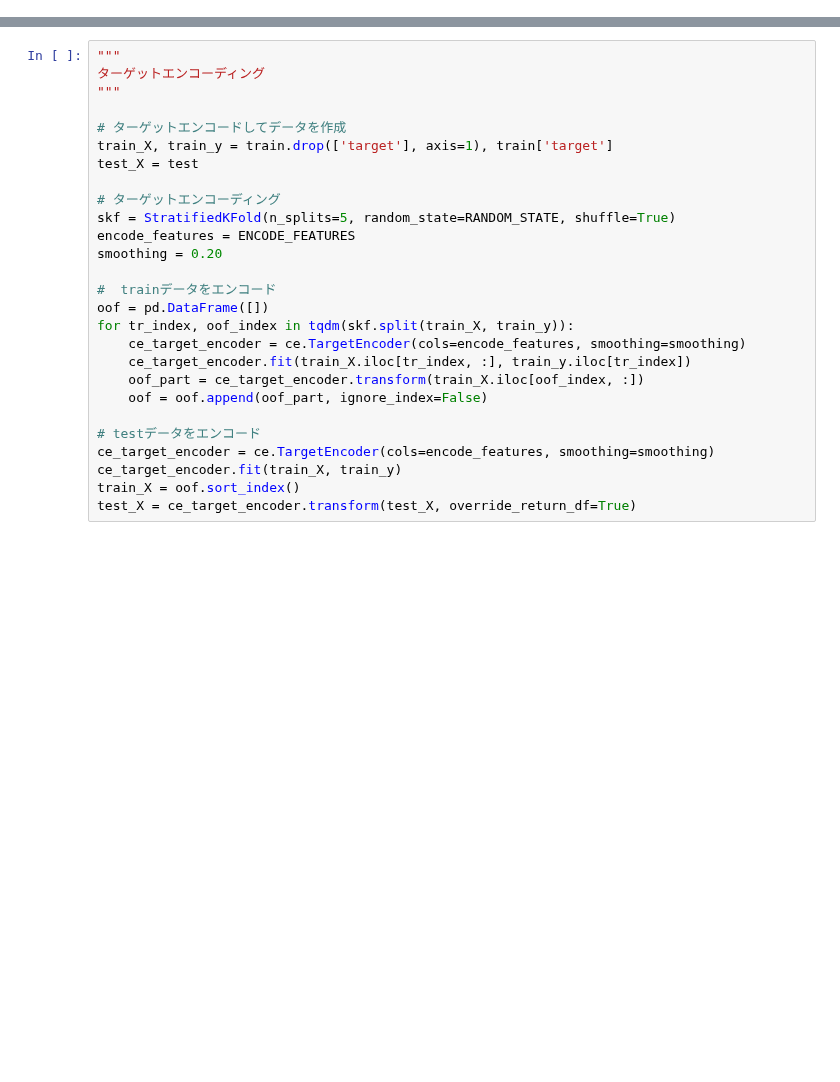
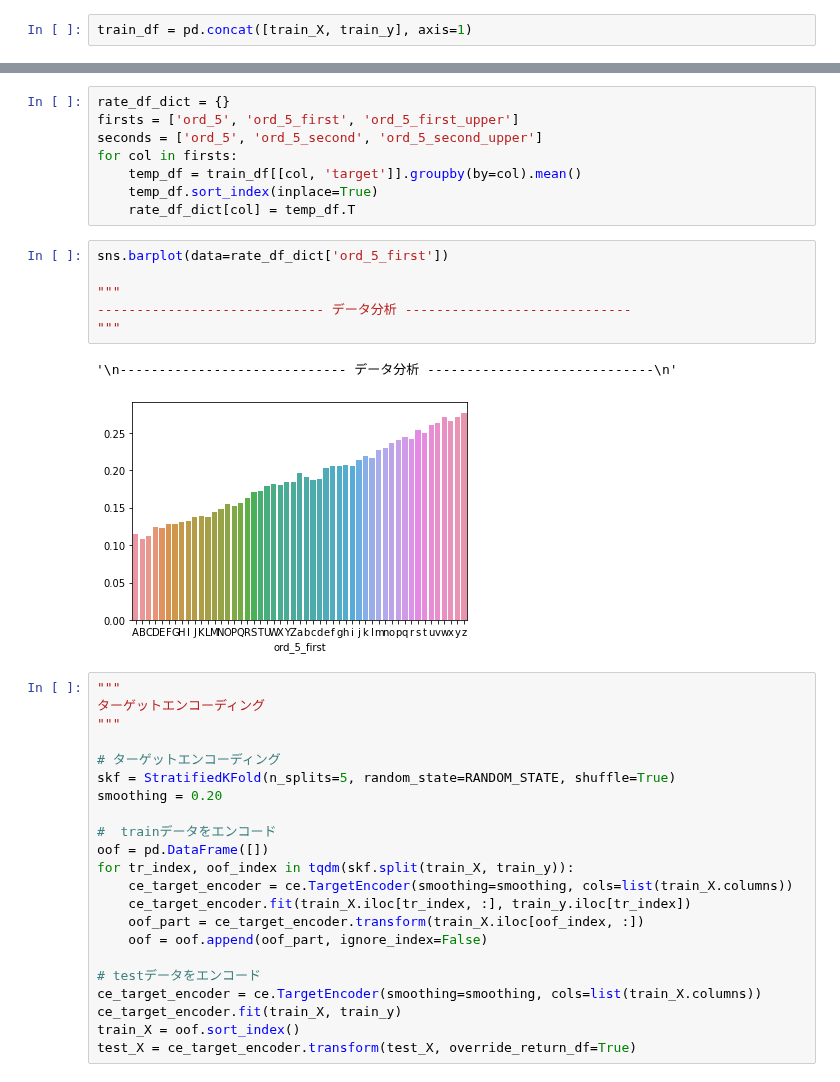
Before and after one commit to ritumutaka/Categorical-Feature-Encoding-Challenge-II, a Jupyter notebook: pys/tree/make_data/tree_data.ipynb, the cells around one changed output, grey strips where cells are left out. Drawn from its saved outputs; the diff is of its cells as text; blank space fills up the shorter version.

```diff
--- a/pys/tree/make_data/tree_data.ipynb
+++ b/pys/tree/make_data/tree_data.ipynb
@@ -82,0 +183,2 @@ test_X.drop(['ord_3'], axis=1, inplace=True)
+# %%
+train_df = pd.concat([train_X, train_y], axis=1)
@@ -83,27 +209,39 @@ test_X.drop(['ord_3'], axis=1, inplace=True)
+# %%
+rate_df_dict = {}
+firsts = ['ord_5', 'ord_5_first', 'ord_5_first_upper']
+seconds = ['ord_5', 'ord_5_second', 'ord_5_second_upper']
+for col in firsts:
+    temp_df = train_df[[col, 'target']].groupby(by=col).mean()
+    temp_df.sort_index(inplace=True)
+    rate_df_dict[col] = temp_df.T
+# %%
+sns.barplot(data=rate_df_dict['ord_5_first'])
+
+"""
+----------------------------- データ分析 -----------------------------
+"""
+# %% [output]
+'\n----------------------------- データ分析 -----------------------------\n'
+[figure, added]
 # %%
 """
 ターゲットエンコーディング
 """
 
-# ターゲットエンコードしてデータを作成
-train_X, train_y = train.drop(['target'], axis=1), train['target']
-test_X = test
-
 # ターゲットエンコーディング
 skf = StratifiedKFold(n_splits=5, random_state=RANDOM_STATE, shuffle=True)
-encode_features = ENCODE_FEATURES
 smoothing = 0.20
 
 #  trainデータをエンコード
 oof = pd.DataFrame([])
 for tr_index, oof_index in tqdm(skf.split(train_X, train_y)):
-    ce_target_encoder = ce.TargetEncoder(cols=encode_features, smoothing=smoothing)
+    ce_target_encoder = ce.TargetEncoder(smoothing=smoothing, cols=list(train_X.columns))
     ce_target_encoder.fit(train_X.iloc[tr_index, :], train_y.iloc[tr_index])
     oof_part = ce_target_encoder.transform(train_X.iloc[oof_index, :])
     oof = oof.append(oof_part, ignore_index=False)
 
 # testデータをエンコード
-ce_target_encoder = ce.TargetEncoder(cols=encode_features, smoothing=smoothing)
+ce_target_encoder = ce.TargetEncoder(smoothing=smoothing, cols=list(train_X.columns))
 ce_target_encoder.fit(train_X, train_y)
 train_X = oof.sort_index()
 test_X = ce_target_encoder.transform(test_X, override_return_df=True)
```
Also changed, not shown: parts of 13 cells of this notebook, 6 other files.
